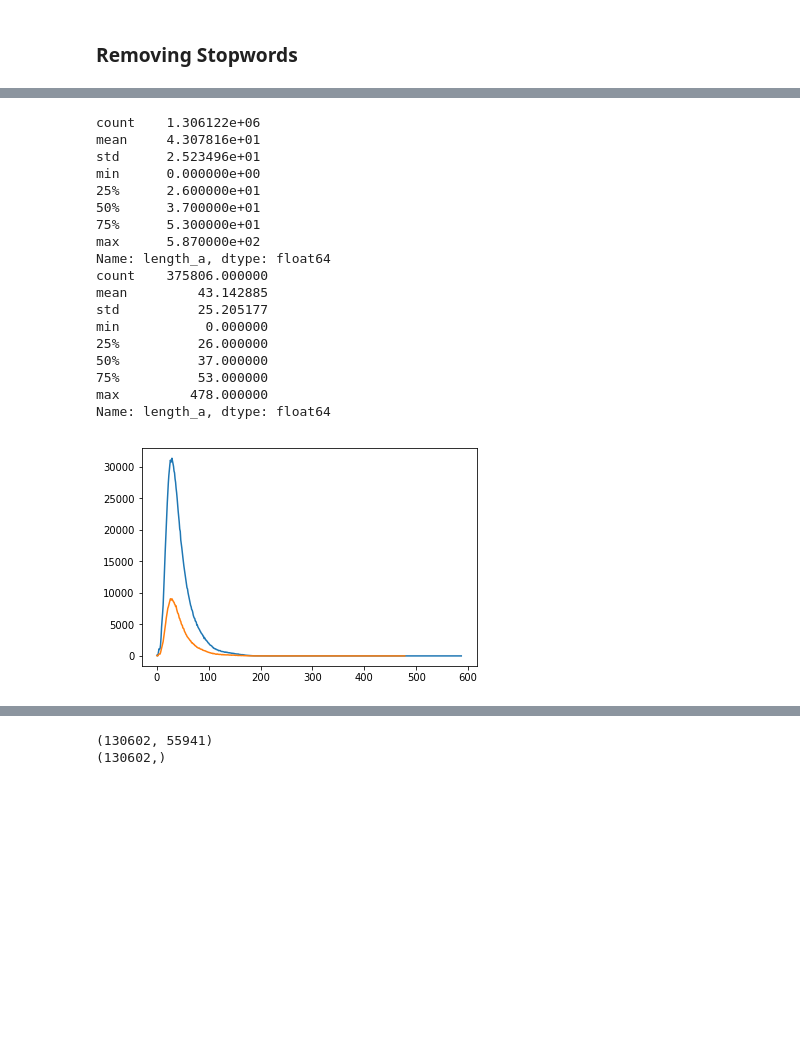
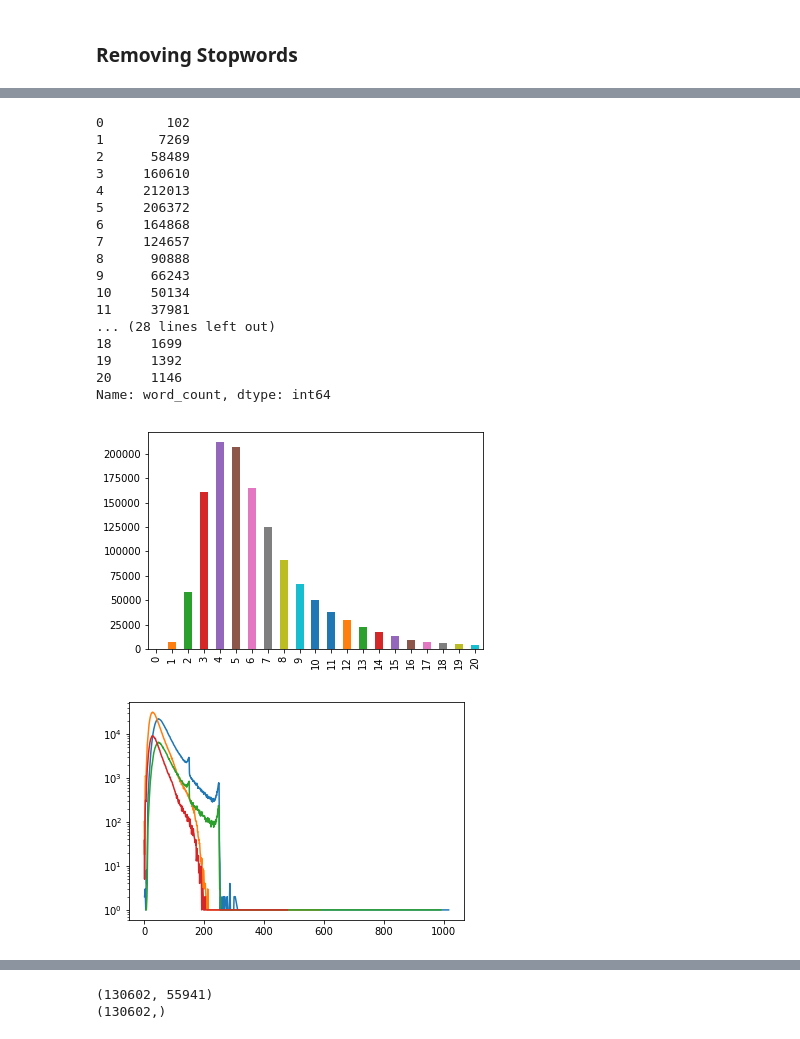
Before and after one commit to yungnien/Springboard, a Jupyter notebook: capstone/Data Wrangling.ipynb, the cells around one changed output, grey strips where cells are left out. Cells and saved outputs as stored; diff of their text form; code cells hidden in the pictures; blank space fills up the shorter version.

Commit message:
data wrangling

```diff
--- a/capstone/Data Wrangling.ipynb
+++ b/capstone/Data Wrangling.ipynb
@@ -289,29 +423,32 @@ Wall time: 2min 50s
+# %%
+train_data.loc[(train_data.word_count <= 20),'word_count'].value_counts().sort_index().plot(kind='bar')
+test_data.loc[(test_data.word_count <= 20),'word_count'].value_counts().sort_index().plot(kind='bar')
+print(train_data.loc[(train_data.word_count <= 20),'word_count'].value_counts().sort_index())
+print(test_data.loc[(test_data.word_count <= 20),'word_count'].value_counts().sort_index())
+# %% [output]
+0        102
+1       7269
+2      58489
+3     160610
+4     212013
+5     206372
+6     164868
+7     124657
+8      90888
+9      66243
+10     50134
+11     37981
+... (28 lines left out)
+18     1699
+19     1392
+20     1146
+Name: word_count, dtype: int64
+[figure, added]
 # %%
-train_data['length_after'] = train_data['question_text'].str.len()
-test_data['length_after'] = test_data['question_text'].str.len()
-
+train_data['length'].value_counts().sort_index().plot(kind='line', logy=True)
 train_data['length_after'].value_counts().sort_index().plot(kind='line')
+test_data['length'].value_counts().sort_index().plot(kind='line')
 test_data['length_after'].value_counts().sort_index().plot(kind='line')
-
-print(train_data['length_after'].describe())
-print(test_data['length_after'].describe())
+plt.show()
 # %% [output]
-count    1.306122e+06
-mean     4.307816e+01
-std      2.523496e+01
-min      0.000000e+00
-25%      2.600000e+01
-50%      3.700000e+01
-75%      5.300000e+01
-max      5.870000e+02
-Name: length_a, dtype: float64
-count    375806.000000
-mean         43.142885
-std          25.205177
-min           0.000000
-25%          26.000000
-50%          37.000000
-75%          53.000000
-max         478.000000
-Name: length_a, dtype: float64
-[figure, old version]
+[figure, new version]
```
Also changed, not shown: parts of 54 cells of this notebook.
